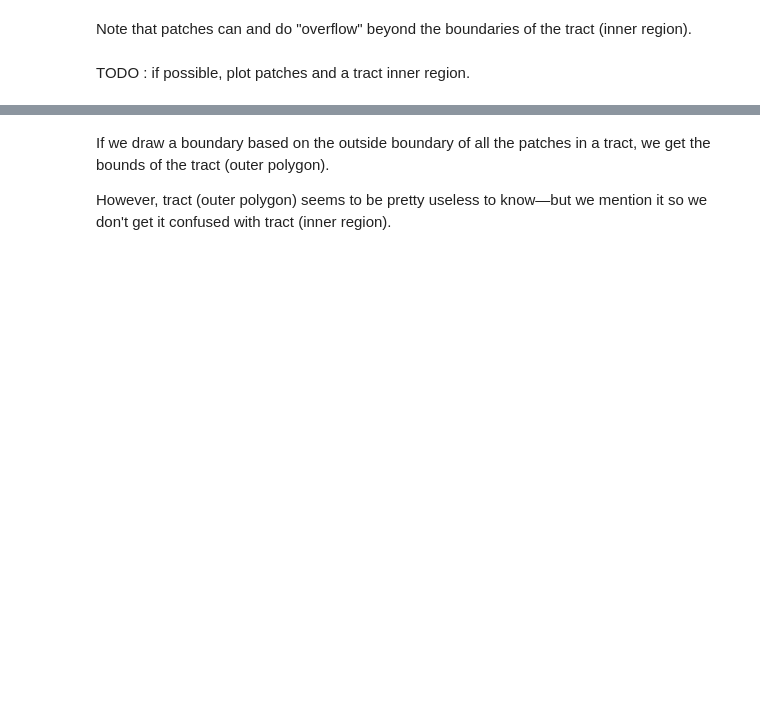
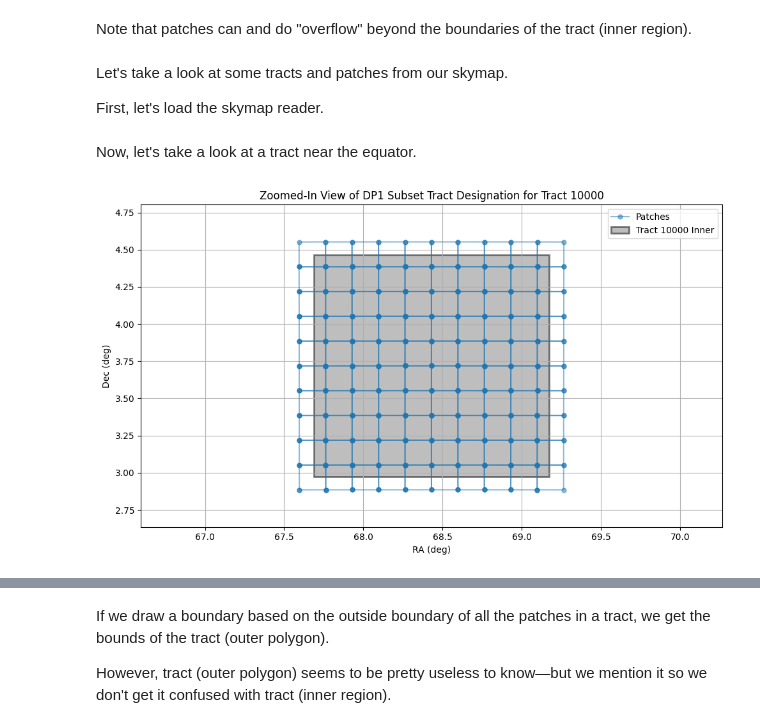
Before and after one commit to lincc-frameworks/skymap-convert, a Jupyter notebook: docs/notebooks/00 - Skymaps overview.ipynb, the cells around one changed output, grey strips where cells are left out. Cells and saved outputs as stored; diff of their text form; code cells hidden in the pictures; blank space fills up the shorter version.

```diff
--- a/docs/notebooks/00 - Skymaps overview.ipynb
+++ b/docs/notebooks/00 - Skymaps overview.ipynb
@@ -36,4 +38,22 @@ Some basic properties of tracts (inner region) are:
 # %% [markdown]
 Note that patches can and do "overflow" beyond the boundaries of the tract (inner region).
 # %% [markdown]
-TODO : if possible, plot patches and a tract inner region.
+Let's take a look at some tracts and patches from our skymap.
+
+First, let's load the skymap reader.
+# %%
+from pathlib import Path
+
+from skymap_convert._internal.examples import plot_patches_in_tract
+from skymap_convert import ConvertedSkymapReader
+
+package_root = Path.home() / "skymap-convert"
+converted_skymap_path = package_root / "converted_skymaps" / "lsst_skymap"
+
+reader = ConvertedSkymapReader(converted_skymap_path)
+# %% [markdown]
+Now, let's take a look at a tract near the equator.
+# %%
+plot_patches_in_tract(reader, 10_000)
+# %% [output]
+[figure, added]
```
Also changed, not shown: parts of 10 cells of this notebook, 9 other files.
